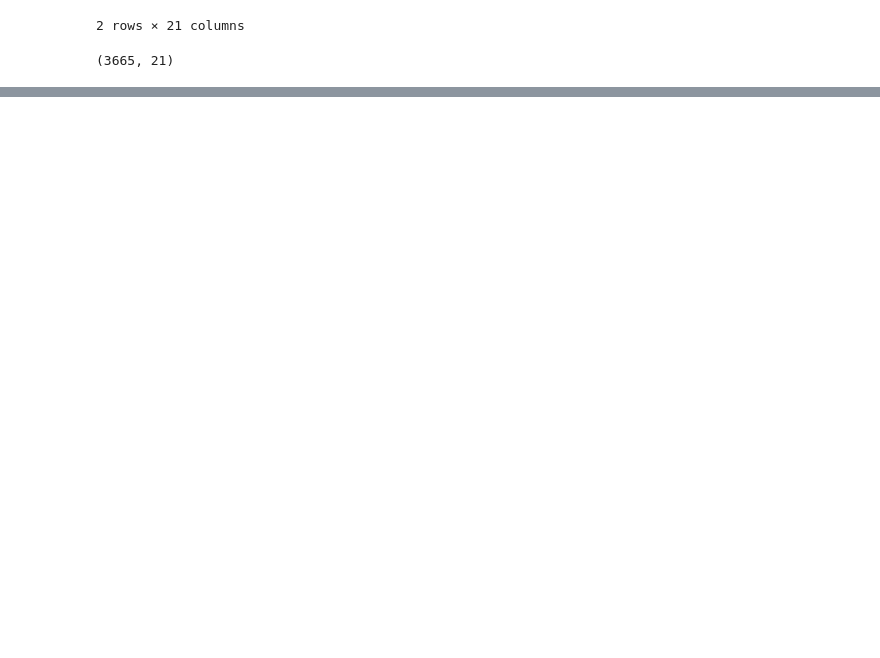
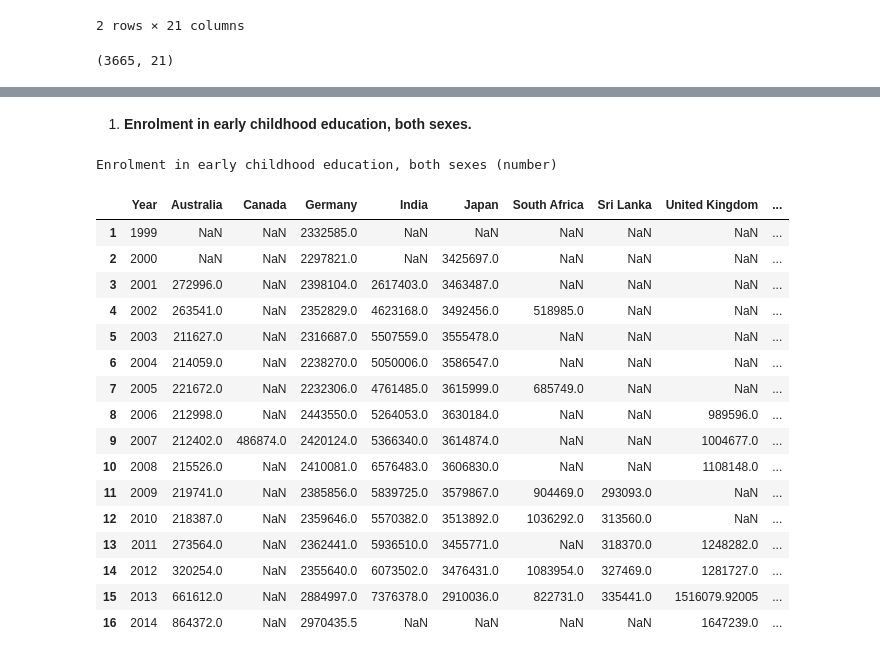
Before and after one commit to Arvind-krishna/EDA-on-World-Bank-Global-Education, a Jupyter notebook: WorldBankEDA.ipynb, the cells around one changed output, grey strips where cells are left out. Cells and saved outputs as stored; diff of their text form; code cells hidden in the pictures; blank space fills up the shorter version.

```diff
--- a/WorldBankEDA.ipynb
+++ b/WorldBankEDA.ipynb
@@ -31,3 +31,11 @@ The World Bank EdStats All Indicator Query holds over 4,000 internationally comp
 * School age population, primary education, both sexes (number) - **SP.PRM.TOTL.IN**
 * School age population, secondary education, both sexes (number) - **SP.SEC.TOTL.IN**
 * School age population, tertiary education, both sexes (number) - **SP.TER.TOTL.IN**
+# %%
+# List of selected indicators for analysis
+Indicators = ["UIS.E.0.T", "SE.PRE.PRIV.ZS",
+              "SE.XPD.TOTL.GD.ZS", "SE.XPD.TOTL.GB.ZS",
+              "HH.DHS.PCR",
+              "UIS.LP.Ag15t99",
+              "SP.PRE.TOTL.IN","SP.PRM.TOTL.IN", "SP.SEC.TOTL.IN", "SP.TER.TOTL.IN"]
+len(Indicators)
@@ -241,0 +313,31 @@ temp1.plot(x = "Year", kind='line', title = t1, ylabel = "Estimate Enrolment in
+# %% [markdown]
+1. **Enrolment in early childhood education, both sexes.**
+# %%
+# Calling get_columnwise_data() to get a columnwise matrix along with the title
+# for first indicator in the 'Indicators' list.
+Indicator1 , Title1  = get_columnwise_data(Indicators[0])
+
+# Displaying Title of Indicator.
+print(title1)
+
+# Displaying the DataFrame recieved.
+Indicator1
+# %% [output]
+Enrolment in early childhood education, both sexes (number)
+|  | Year | Australia | Canada | Germany | India | Japan | South Africa | Sri Lanka | United Kingdom | ... |
+| 1 | 1999 | NaN | NaN | 2332585.0 | NaN | NaN | NaN | NaN | NaN | ... |
+| 2 | 2000 | NaN | NaN | 2297821.0 | NaN | 3425697.0 | NaN | NaN | NaN | ... |
+| 3 | 2001 | 272996.0 | NaN | 2398104.0 | 2617403.0 | 3463487.0 | NaN | NaN | NaN | ... |
+| 4 | 2002 | 263541.0 | NaN | 2352829.0 | 4623168.0 | 3492456.0 | 518985.0 | NaN | NaN | ... |
+| 5 | 2003 | 211627.0 | NaN | 2316687.0 | 5507559.0 | 3555478.0 | NaN | NaN | NaN | ... |
+| 6 | 2004 | 214059.0 | NaN | 2238270.0 | 5050006.0 | 3586547.0 | NaN | NaN | NaN | ... |
+| 7 | 2005 | 221672.0 | NaN | 2232306.0 | 4761485.0 | 3615999.0 | 685749.0 | NaN | NaN | ... |
+| 8 | 2006 | 212998.0 | NaN | 2443550.0 | 5264053.0 | 3630184.0 | NaN | NaN | 989596.0 | ... |
+| 9 | 2007 | 212402.0 | 486874.0 | 2420124.0 | 5366340.0 | 3614874.0 | NaN | NaN | 1004677.0 | ... |
+| 10 | 2008 | 215526.0 | NaN | 2410081.0 | 6576483.0 | 3606830.0 | NaN | NaN | 1108148.0 | ... |
+| 11 | 2009 | 219741.0 | NaN | 2385856.0 | 5839725.0 | 3579867.0 | 904469.0 | 293093.0 | NaN | ... |
+| 12 | 2010 | 218387.0 | NaN | 2359646.0 | 5570382.0 | 3513892.0 | 1036292.0 | 313560.0 | NaN | ... |
+| 13 | 2011 | 273564.0 | NaN | 2362441.0 | 5936510.0 | 3455771.0 | NaN | 318370.0 | 1248282.0 | ... |
+| 14 | 2012 | 320254.0 | NaN | 2355640.0 | 6073502.0 | 3476431.0 | 1083954.0 | 327469.0 | 1281727.0 | ... |
+| 15 | 2013 | 661612.0 | NaN | 2884997.0 | 7376378.0 | 2910036.0 | 822731.0 | 335441.0 | 1516079.92005 | ... |
+| 16 | 2014 | 864372.0 | NaN | 2970435.5 | NaN | NaN | NaN | NaN | 1647239.0 | ... |
```
Also changed, not shown: parts of 22 cells of this notebook.
